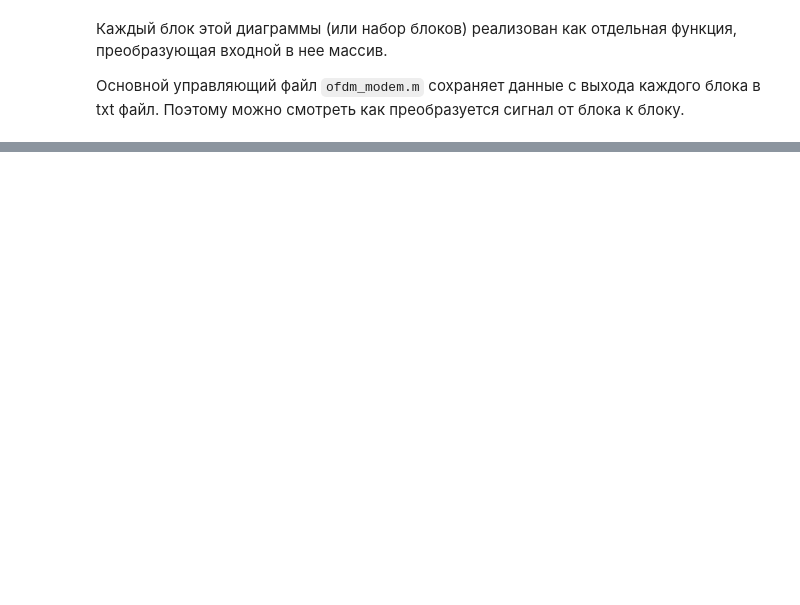
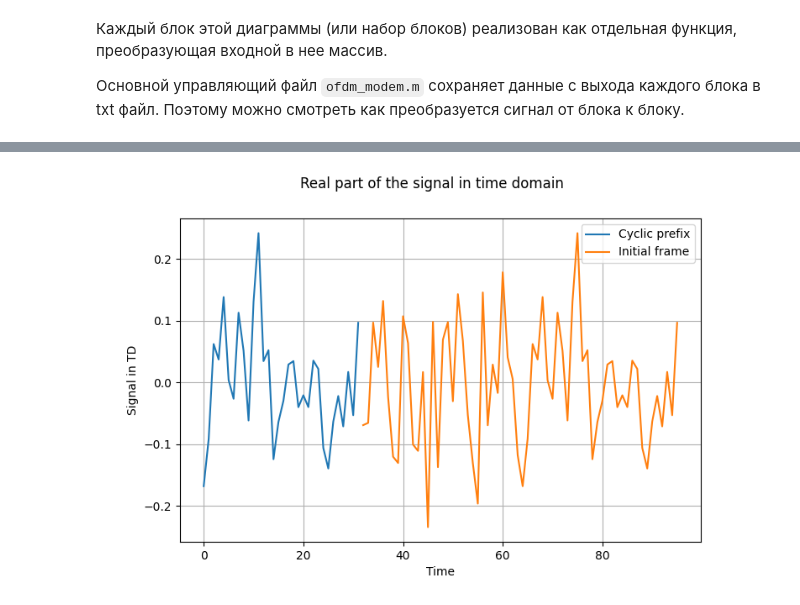
Before and after one commit to isvoropaev02/OFDM, a Jupyter notebook: model_performance.ipynb, the cells around one changed output, grey strips where cells are left out. Saved outputs shown, nothing was run; the diff lists cells and outputs as text; code cells hidden in the pictures; blank space fills up the shorter version.

```diff
--- a/model_performance.ipynb
+++ b/model_performance.ipynb
@@ -21,0 +44,16 @@ import matplotlib.pyplot as plt
+# %%
+cp_size = int(len(info_frame_td['Re'])/3)
+
+fig2 = plt.figure(figsize=(8,5))
+ax_1 = fig2.add_subplot(111)
+ax_1.plot(info_frame_td.index[:cp_size], info_frame_td['Re'][:cp_size], label='Cyclic prefix')
+ax_1.plot(info_frame_td.index[cp_size:], info_frame_td['Re'][cp_size:], label='Initial frame')
+ax_1.set_ylabel("Signal in TD")
+ax_1.set_xlabel(r"Time")
+ax_1.legend()
+ax_1.grid()
+#ax_1.set_title('Real part')
+fig2.suptitle('Real part of the signal in time domain')
+plt.show()
+# %% [output]
+[figure, added]
```
Also changed, not shown: parts of 9 cells of this notebook, 13 other files.
